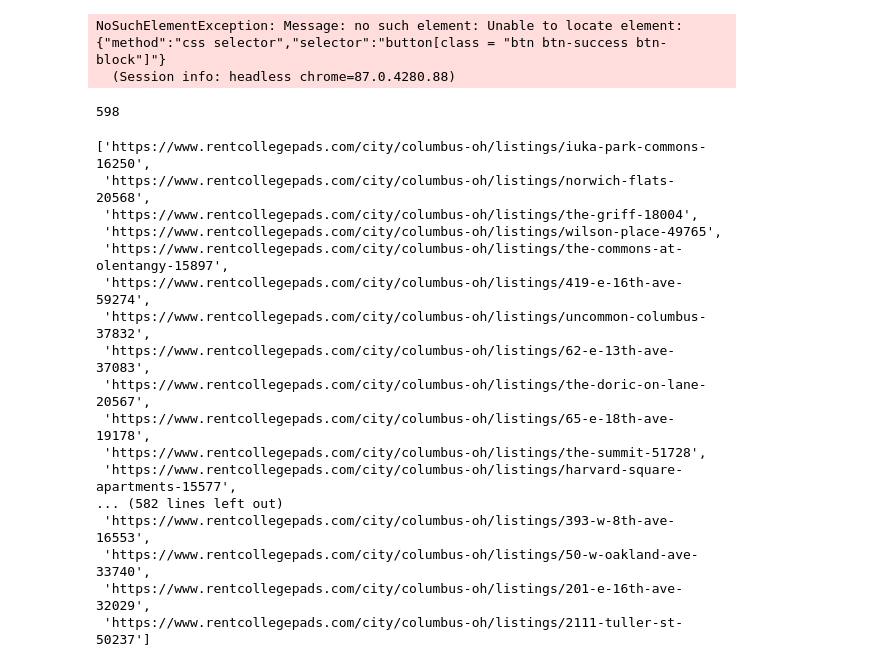
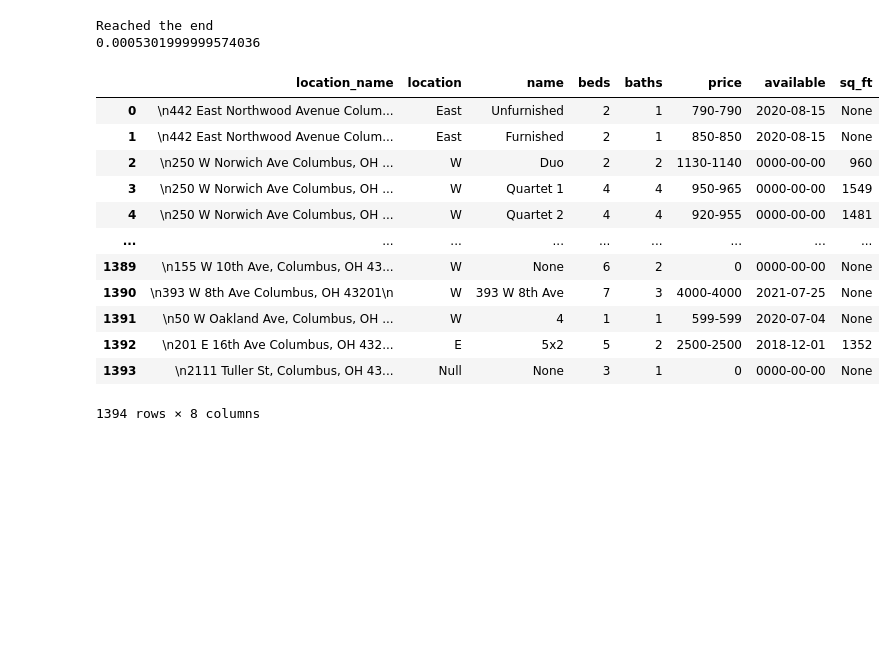
Before and after one commit to Kuriankkr/Ohio-State-Listings-Rent-Prediction-Model, a Jupyter notebook: Web_Scraping_1.ipynb, the cells around one changed output. Cells and saved outputs as stored; diff of their text form; code cells hidden in the pictures; blank space fills up the shorter version.

```diff
--- a/Web_Scraping_1.ipynb
+++ b/Web_Scraping_1.ipynb
@@ -20,10 +15,8 @@ browser.get('http://seleniumhq.org/')
+# %%
+import re
+headers = {"Accept-Language": "en-US, en;q=0.5"}
+direction = ["North","East","West","South","E","W","N","S"]
 # %%
-from selenium.webdriver.support.ui import WebDriverWait
-from selenium.webdriver.common.by import By
-from selenium.webdriver.support import expected_conditions as EC
-from selenium import webdriver
-import time
-
 options = Options()
 options.add_argument('--headless')
 options.add_argument('--disable-gpu')
@@ -58,31 +51,11 @@ while(True):
 
     except NoSuchElementException:
         print("Reached the end")
+        end = timeit.timeit()
         break
 # %% [output]
-NoSuchElementException: Message: no such element: Unable to locate element: {"method":"css selector","selector":"button[class = "btn btn-success btn-block"]"}
-  (Session info: headless chrome=87.0.4280.88)
+Reached the end
+0.0005301999999574036
-# %%
-len(listings)
-# %% [output]
-598
-# %%
-listings
-# %% [output]
-['https://www.rentcollegepads.com/city/columbus-oh/listings/iuka-park-commons-16250',
- 'https://www.rentcollegepads.com/city/columbus-oh/listings/norwich-flats-20568',
- 'https://www.rentcollegepads.com/city/columbus-oh/listings/the-griff-18004',
- 'https://www.rentcollegepads.com/city/columbus-oh/listings/wilson-place-49765',
- 'https://www.rentcollegepads.com/city/columbus-oh/listings/the-commons-at-olentangy-15897',
- 'https://www.rentcollegepads.com/city/columbus-oh/listings/419-e-16th-ave-59274',
- 'https://www.rentcollegepads.com/city/columbus-oh/listings/uncommon-columbus-37832',
- 'https://www.rentcollegepads.com/city/columbus-oh/listings/62-e-13th-ave-37083',
- 'https://www.rentcollegepads.com/city/columbus-oh/listings/the-doric-on-lane-20567',
- 'https://www.rentcollegepads.com/city/columbus-oh/listings/65-e-18th-ave-19178',
- 'https://www.rentcollegepads.com/city/columbus-oh/listings/the-summit-51728',
- 'https://www.rentcollegepads.com/city/columbus-oh/listings/harvard-square-apartments-15577',
-... (582 lines left out)
- 'https://www.rentcollegepads.com/city/columbus-oh/listings/393-w-8th-ave-16553',
- 'https://www.rentcollegepads.com/city/columbus-oh/listings/50-w-oakland-ave-33740',
- 'https://www.rentcollegepads.com/city/columbus-oh/listings/201-e-16th-ave-32029',
- 'https://www.rentcollegepads.com/city/columbus-oh/listings/2111-tuller-st-50237']
+# %%
+
+df = pd.read_csv('Listing_1.csv')
@@ -88,0 +108,27 @@ listings
+# %%
+units = pd.DataFrame(columns = ['location_name','location','name','beds','baths','price','available','sq_ft'])
+
+units['location_name'] = location_name
+units['location'] = location
+units['name'] = names
+units['beds'] = bed
+units['baths'] = bath
+units['price'] = rent
+units['available'] = available
+units['sq_ft'] = sq_ft
+# %%
+units
+# %% [output]
+|  | location_name | location | name | beds | baths | price | available | sq_ft |
+| 0 | \n442 East Northwood Avenue Colum... | East | Unfurnished | 2 | 1 | 790-790 | 2020-08-15 | None |
+| 1 | \n442 East Northwood Avenue Colum... | East | Furnished | 2 | 1 | 850-850 | 2020-08-15 | None |
+| 2 | \n250 W Norwich Ave Columbus, OH ... | W | Duo | 2 | 2 | 1130-1140 | 0000-00-00 | 960 |
+| 3 | \n250 W Norwich Ave Columbus, OH ... | W | Quartet 1 | 4 | 4 | 950-965 | 0000-00-00 | 1549 |
+| 4 | \n250 W Norwich Ave Columbus, OH ... | W | Quartet 2 | 4 | 4 | 920-955 | 0000-00-00 | 1481 |
+| ... | ... | ... | ... | ... | ... | ... | ... | ... |
+| 1389 | \n155 W 10th Ave, Columbus, OH 43... | W | None | 6 | 2 | 0 | 0000-00-00 | None |
+| 1390 | \n393 W 8th Ave Columbus, OH 43201\n | W | 393 W 8th Ave | 7 | 3 | 4000-4000 | 2021-07-25 | None |
+| 1391 | \n50 W Oakland Ave, Columbus, OH ... | W | 4 | 1 | 1 | 599-599 | 2020-07-04 | None |
+| 1392 | \n201 E 16th Ave Columbus, OH 432... | E | 5x2 | 5 | 2 | 2500-2500 | 2018-12-01 | 1352 |
+| 1393 | \n2111 Tuller St, Columbus, OH 43... | Null | None | 3 | 1 | 0 | 0000-00-00 | None |
+1394 rows × 8 columns
```
Also changed, not shown: parts of 26 cells of this notebook.
